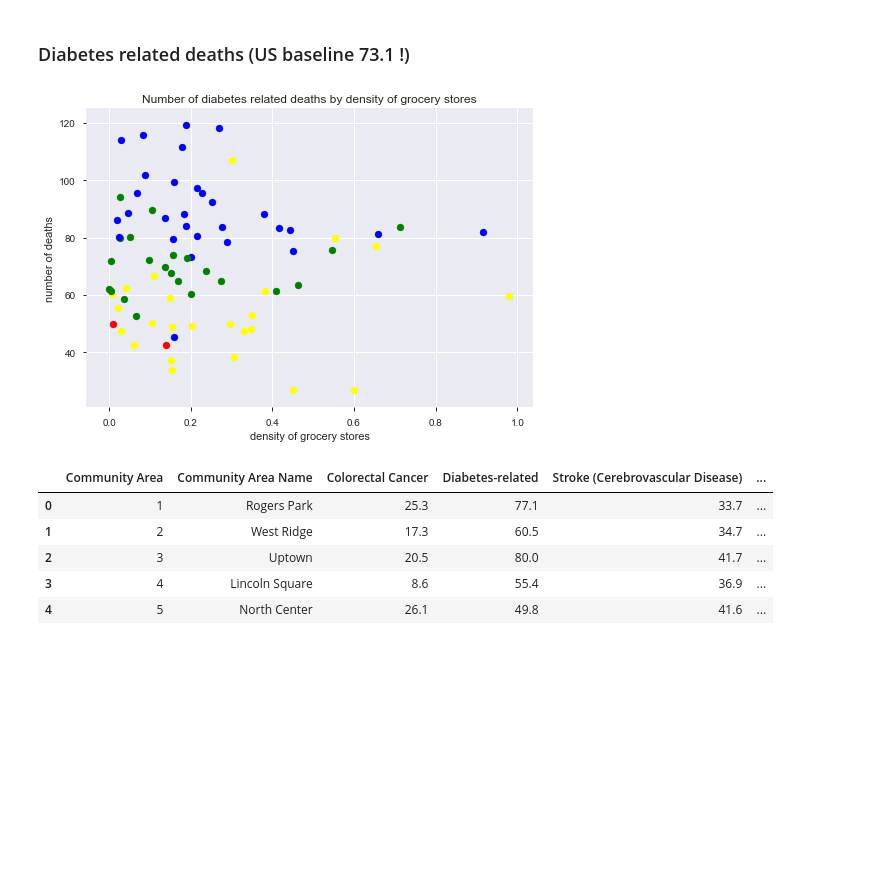
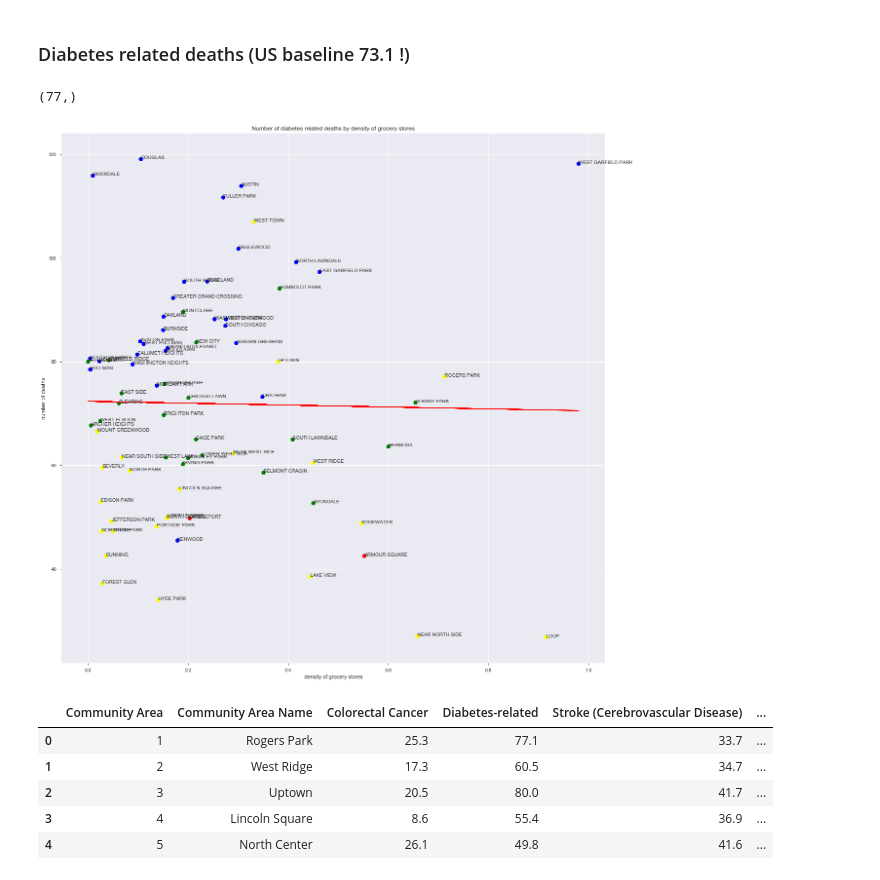
Before and after one commit to aaag97/ada-2019-project-databusters, a Jupyter notebook: 2nd_research_question.ipynb, the cells around one changed output. Drawn from its saved outputs; the diff is of its cells as text; code cells hidden in the pictures; blank space fills up the shorter version.

```diff
--- a/2nd_research_question.ipynb
+++ b/2nd_research_question.ipynb
@@ -394,16 +417,30 @@ ethnicity_map.save('./ethnicity_map.html')
 # %% [markdown]
 ### Diabetes related deaths (US baseline 73.1 !)
 # %%
-colors = ethnicity_by_community['Majority'].replace({0 : 'yellow', 1 : 'green', 2 : 'blue', 3 : 'red'})
-ys = socioeconomic_factors['Diabetes-related']
-xs = groceries_intensity['markets_by_surface']
+fig, ax = plt.subplots(figsize=(20,20))
+colors = np.array(ethnicity_by_community.sort_values(by='Community Area', ascending=True)['Majority'].replace({0 : 'yellow', 1 : 'green', 2 : 'blue', 3 : 'red'}))
+ys = np.array(socioeconomic_factors.sort_values(by='Community Area', ascending=True)['Diabetes-related'])
+xs = np.array(groceries_intensity.sort_values(by='area_number', ascending=True)['markets_by_surface'])
+labels = np.array(groceries_intensity.sort_values(by='area_number', ascending=True)['Community Area'])
 plt.title('Number of diabetes related deaths by density of grocery stores')
 plt.xlabel('density of grocery stores')
 plt.ylabel('number of deaths')
+i=0
+
+linear_regressor = LinearRegression()  # create object for the class
+linear_regressor.fit(xs.reshape(-1,1), ys.reshape(-1,1))  # perform linear regression
+Y_pred = linear_regressor.predict(xs.reshape(-1,1))  # make predictions
+
 for x, y, c in zip(xs,ys,colors):
-    plt.scatter(x, y, color=c)
+    ax.scatter(xs, ys, color=colors)
+    ax.annotate(labels[i], (x, y))
+    i+=1
+
+plt.plot(xs, Y_pred, color='red')
+labels.shape
 # %% [output]
+(77,)
-[figure, old version]
+[figure, new version]
 # %%
 socioeconomic_factors.head()
 # %% [output]
```
Also changed, not shown: parts of 4 cells of this notebook, 2 other files.
